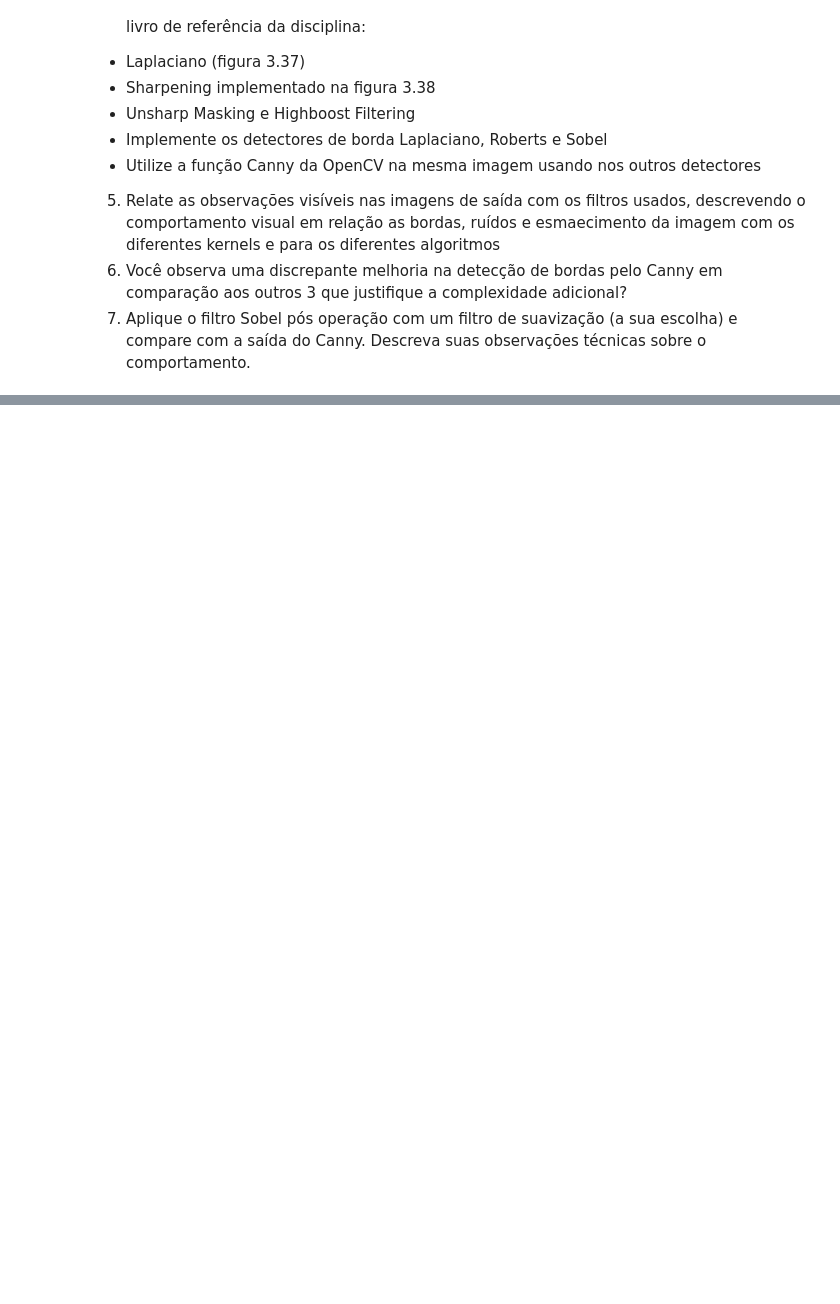
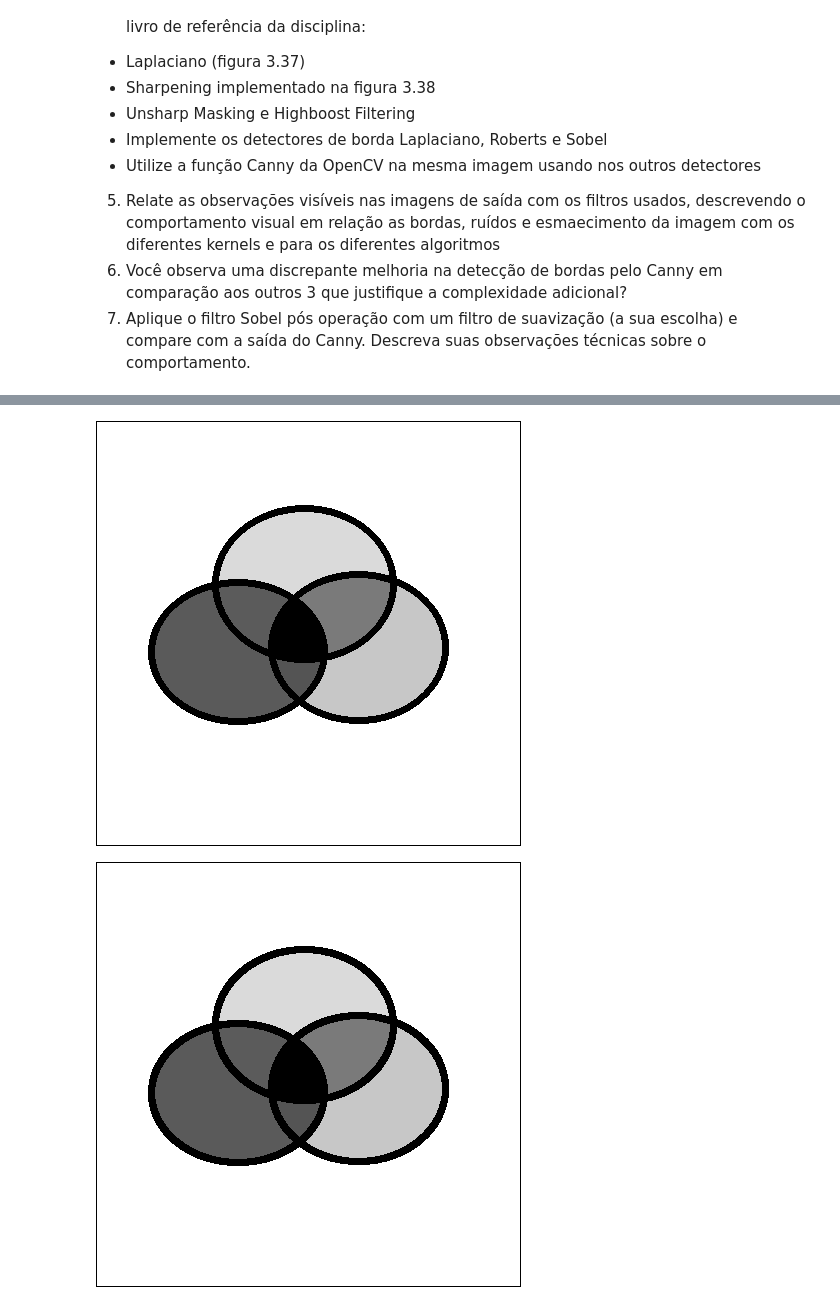
Before and after one commit to Nicolas-1802/ColabProjects, a Jupyter notebook: PDI/Pratica_Filtragem_Espacial.ipynb, the cells around one changed output, grey strips where cells are left out. Cells and saved outputs as stored; diff of their text form; code cells hidden in the pictures; blank space fills up the shorter version.

```diff
--- a/PDI/Pratica_Filtragem_Espacial.ipynb
+++ b/PDI/Pratica_Filtragem_Espacial.ipynb
@@ -240,0 +257,6 @@ cv2_imshow(img_median_7)
+# %%
+def sharpen_laplacian(img, lap_kernel):
+    lap = conv2d(img, lap_kernel)
+    sharp = img.astype(np.float32) - lap
+    sharp = np.clip(sharp, 0, 255)
+    return sharp.astype(np.uint8)
@@ -240,0 +341,9 @@ cv2_imshow(img_median_7)
+# %%
+sharp_lap_4 = sharpen_laplacian(img, laplacian_4)
+sharp_lap_8 = sharpen_laplacian(img, laplacian_8)
+
+cv2_imshow(sharp_lap_4)
+cv2_imshow(sharp_lap_8)
+# %% [output]
+[figure, added]
+[figure, added]
```
Also changed, not shown: parts of 44 cells of this notebook.
